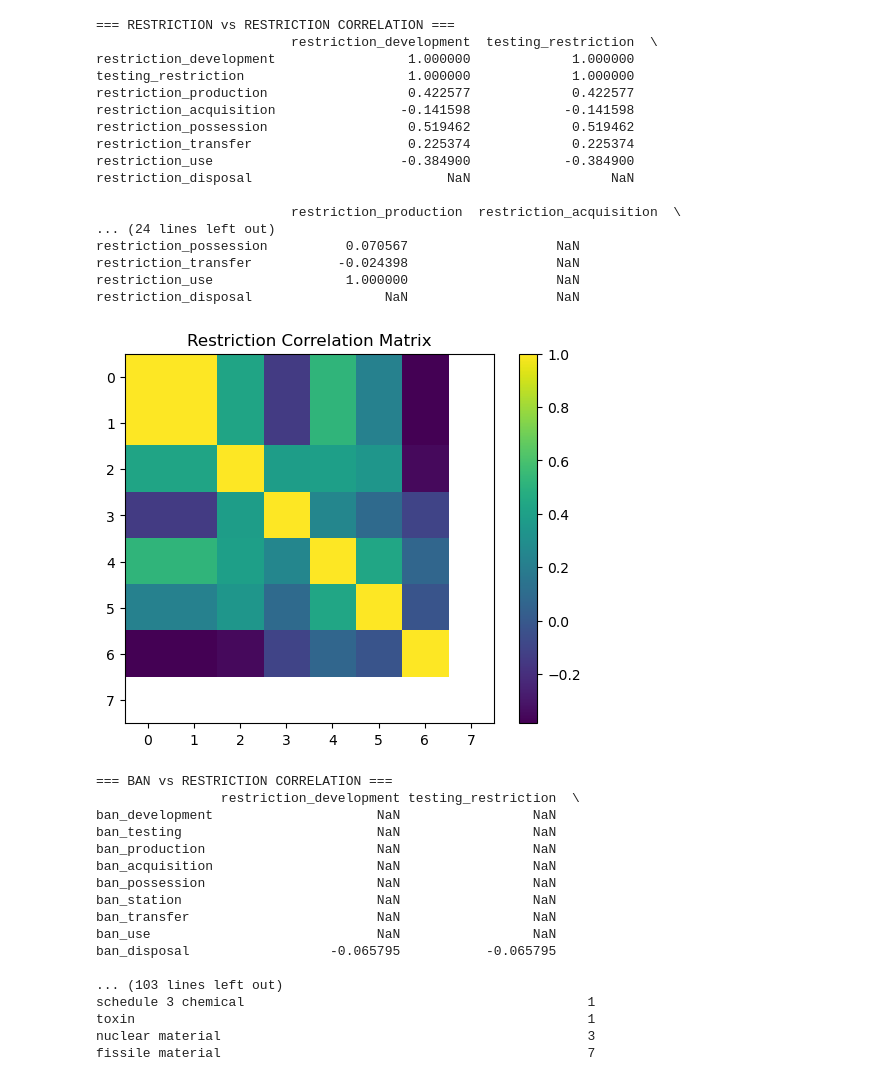
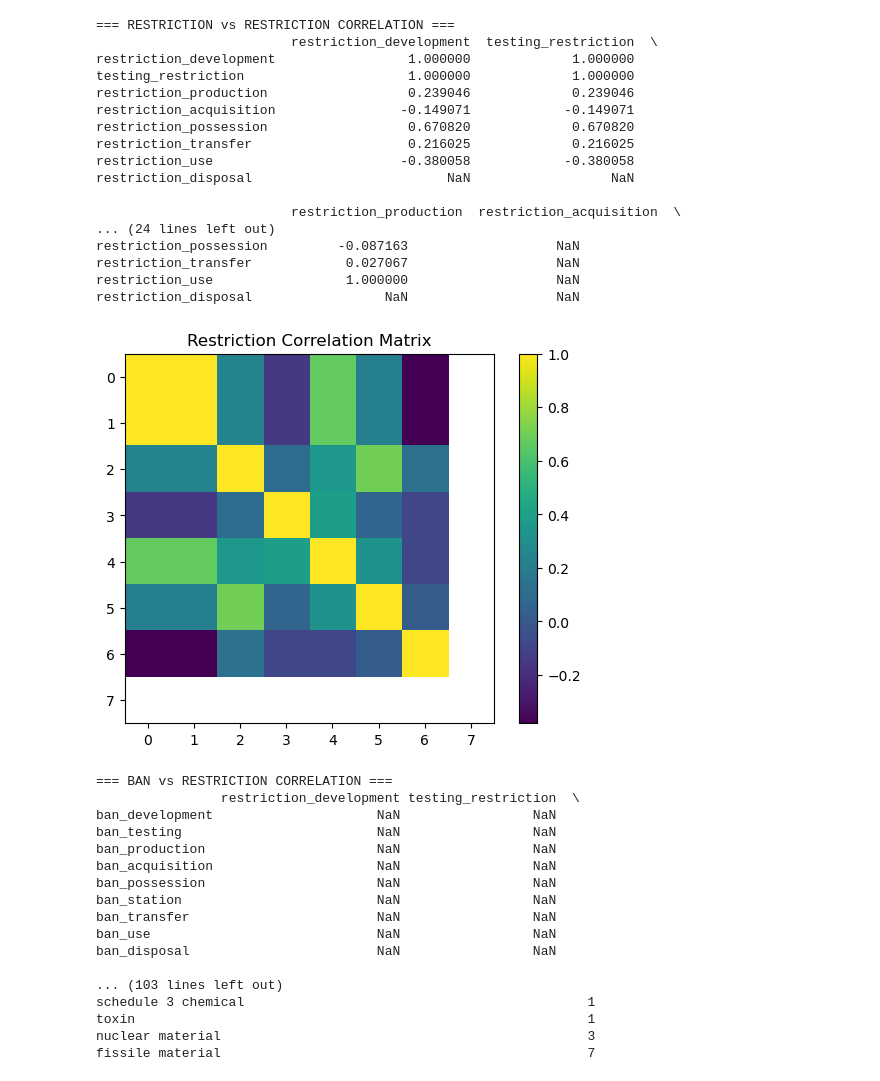
Before and after one commit to leheinzmann/amc-research-sprint-lh_gl, a Jupyter notebook: generic_code_analysis_dualuse_dataset_mergedwith_agreements.ipynb, the cells around one changed output. Drawn from its saved outputs; the diff is of its cells as text; code cells hidden in the pictures.

```diff
--- a/generic_code_analysis_dualuse_dataset_mergedwith_agreements.ipynb
+++ b/generic_code_analysis_dualuse_dataset_mergedwith_agreements.ipynb
@@ -6,23 +6,24 @@ import matplotlib.pyplot as plt
 # ---------------------------
 # 1. LOAD DATA
 # ---------------------------
-weapons_df = pd.read_csv("database_with_dualuse_mapping.csv", encoding='latin-1')
-agreements_df = pd.read_csv("data/amcdata_agreement_info_V2.csv", encoding='latin-1')
+# weapons_df = pd.read_csv("database_with_dualuse_mapping.csv", encoding='latin-1')
+# agreements_df = pd.read_csv("data/amcdata_agreement_info_V2.csv", encoding='latin-1')
 
+df = pd.read_csv("mergedresults.csv", encoding='latin-1')
 # ---------------------------
 # 2. MERGE DATASETS
 # ---------------------------
 # Adjust key if needed
 
-MERGE_KEY = "agreement_id"
+# MERGE_KEY = "agreement_id"
 
-df = weapons_df.merge(
-    agreements_df,
-    on=MERGE_KEY,
-    how="left"
-)
+# df = weapons_df.merge(
+#     agreements_df,
+#     on=MERGE_KEY,
+#     how="left"
+# )
 
-print("Merged dataset shape:", df.shape)
+# print("Merged dataset shape:", df.shape)
 
 
 # ---------------------------
@@ -359,21 +360,21 @@ ban_disposal         NaN           1.0
 === RESTRICTION vs RESTRICTION CORRELATION ===
                          restriction_development  testing_restriction  \
 restriction_development                 1.000000             1.000000
 testing_restriction                     1.000000             1.000000
-restriction_production                  0.422577             0.422577
-restriction_acquisition                -0.141598            -0.141598
-restriction_possession                  0.519462             0.519462
-restriction_transfer                    0.225374             0.225374
-restriction_use                        -0.384900            -0.384900
+restriction_production                  0.239046             0.239046
+restriction_acquisition                -0.149071            -0.149071
+restriction_possession                  0.670820             0.670820
+restriction_transfer                    0.216025             0.216025
+restriction_use                        -0.380058            -0.380058
 restriction_disposal                         NaN                  NaN
 
                          restriction_production  restriction_acquisition  \
 ... (24 lines left out)
-restriction_possession          0.070567                   NaN
-restriction_transfer           -0.024398                   NaN
+restriction_possession         -0.087163                   NaN
+restriction_transfer            0.027067                   NaN
 restriction_use                 1.000000                   NaN
 restriction_disposal                 NaN                   NaN
-[figure, old version]
+[figure, new version]
 === BAN vs RESTRICTION CORRELATION ===
                 restriction_development testing_restriction  \
 ban_development                     NaN                 NaN
@@ -384,7 +385,7 @@ ban_possession                      NaN                 NaN
 ban_station                         NaN                 NaN
 ban_transfer                        NaN                 NaN
 ban_use                             NaN                 NaN
-ban_disposal                  -0.065795           -0.065795
+ban_disposal                        NaN                 NaN
 
 ... (103 lines left out)
 schedule 3 chemical                                            1
```
Also changed, not shown: parts of 1 cell of this notebook, 9 other files.
